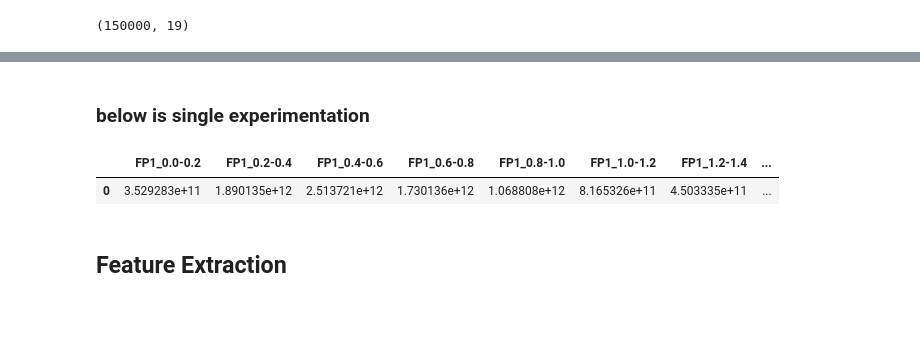
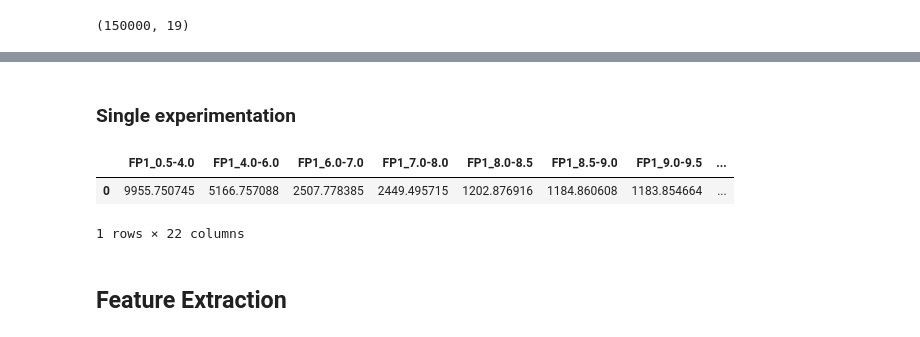
Before and after one commit to shiwei819/AD_Brainwave_Classification, a Jupyter notebook: features_fft.ipynb, the cells around one changed output, grey strips where cells are left out. Cells and saved outputs as stored; diff of their text form; code cells hidden in the pictures.

```diff
--- a/features_fft.ipynb
+++ b/features_fft.ipynb
@@ -40,0 +40,3 @@ plt.show()
+# %%
+BINS = np.array([0.5, 4, 6, 7, 8, 8.5, 9, 9.5, 10, 10.5, 11, 11.5, 12, 12.5, 13, 16, 19, 22, 25, 30, 35, 40, 45])
+print("Number of features: " + str(len(BINS)-1))
@@ -41,45 +62,42 @@ plt.show()
 # %% [markdown]
-### below is single experimentation
+### Single experimentation
 # %%
 df = pd.read_csv("dataset/derivative_mid_5min/sub-001.csv")
 
 fft = np.fft.fft(df["Fp1"])
 frequencies = np.fft.fftfreq(len(df["Fp1"]), 1/500)  # Frequency axis (Fs = 500 Hz)
 
-power = np.abs(fft)**2
+power = np.log10(np.abs(fft)**2)
 
-max_index = np.argmax(frequencies > 10)
-
-frequencies = frequencies[:max_index]
-power = power[:max_index]
-bins = np.array([0, 0.2, 0.4, 0.6, 0.8, 1.0, 1.2, 1.4, 1.6, 1.8, 2.0, 2.4, 2.8, 3.2, 3.6, 4.0, 9.0, 11.0])
+valid_freqs = (frequencies >= 0.5) & (frequencies <= 45)
+frequencies = frequencies[valid_freqs]
+fft = fft[valid_freqs]
 
 freq_power = pd.DataFrame([frequencies, power]).T
 freq_power.columns = ["Frequency", "Power"]
 # Bin the frequency values
-freq_power["Bin"] = pd.cut(freq_power["Frequency"], bins=bins, right=False)
+freq_power["Bin"] = pd.cut(freq_power["Frequency"], bins=BINS, right=False)
 
 binned_sums = freq_power.groupby("Bin", observed=False)["Power"].sum().reset_index()
 binned_sums.columns = ["Bin", "PowerBand_subject001"]
 
-# Drop the 4-9 Hz bin
-binned_sums = binned_sums.drop(15)
 
 electrode = "FP1"
 
 # Format the bin column
 binned_sums["Electrode_Bin"] = binned_sums["Bin"].apply(lambda x: f"{electrode}_{x.left:.1f}-{x.right:.1f}")
 # FP1_00_02 stands for the bin [0.0, 0.2), FP1_100_105 for [10.0, 10.5)
 
 binned_sums = binned_sums[["Electrode_Bin", "PowerBand_subject001"]]
 
-bins = binned_sums["Electrode_Bin"].to_numpy()
+bin_names = binned_sums["Electrode_Bin"].to_numpy()
 power_values = binned_sums["PowerBand_subject001"].to_numpy()
 
 # Create a new DataFrame with bins as columns and power values as a single row
-pd.DataFrame([power_values], columns=bins)
+pd.DataFrame([power_values], columns=bin_names)
 # %% [output]
-|  | FP1_0.0-0.2 | FP1_0.2-0.4 | FP1_0.4-0.6 | FP1_0.6-0.8 | FP1_0.8-1.0 | FP1_1.0-1.2 | FP1_1.2-1.4 | ... |
-| 0 | 3.529283e+11 | 1.890135e+12 | 2.513721e+12 | 1.730136e+12 | 1.068808e+12 | 8.165326e+11 | 4.503335e+11 | ... |
+|  | FP1_0.5-4.0 | FP1_4.0-6.0 | FP1_6.0-7.0 | FP1_7.0-8.0 | FP1_8.0-8.5 | FP1_8.5-9.0 | FP1_9.0-9.5 | ... |
+| 0 | 9955.750745 | 5166.757088 | 2507.778385 | 2449.495715 | 1202.876916 | 1184.860608 | 1183.854664 | ... |
+1 rows × 22 columns
 # %% [markdown]
 ## Feature Extraction
```
Also changed, not shown: parts of 9 cells of this notebook, 1 other file.
